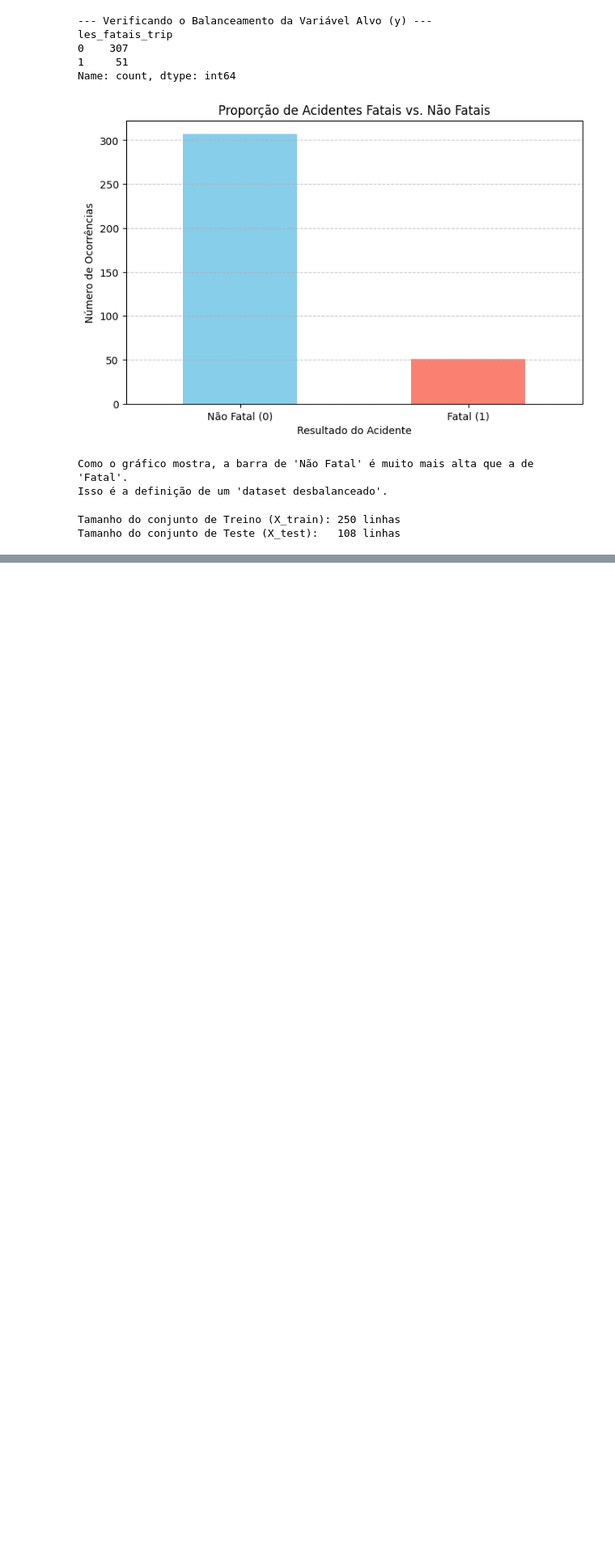
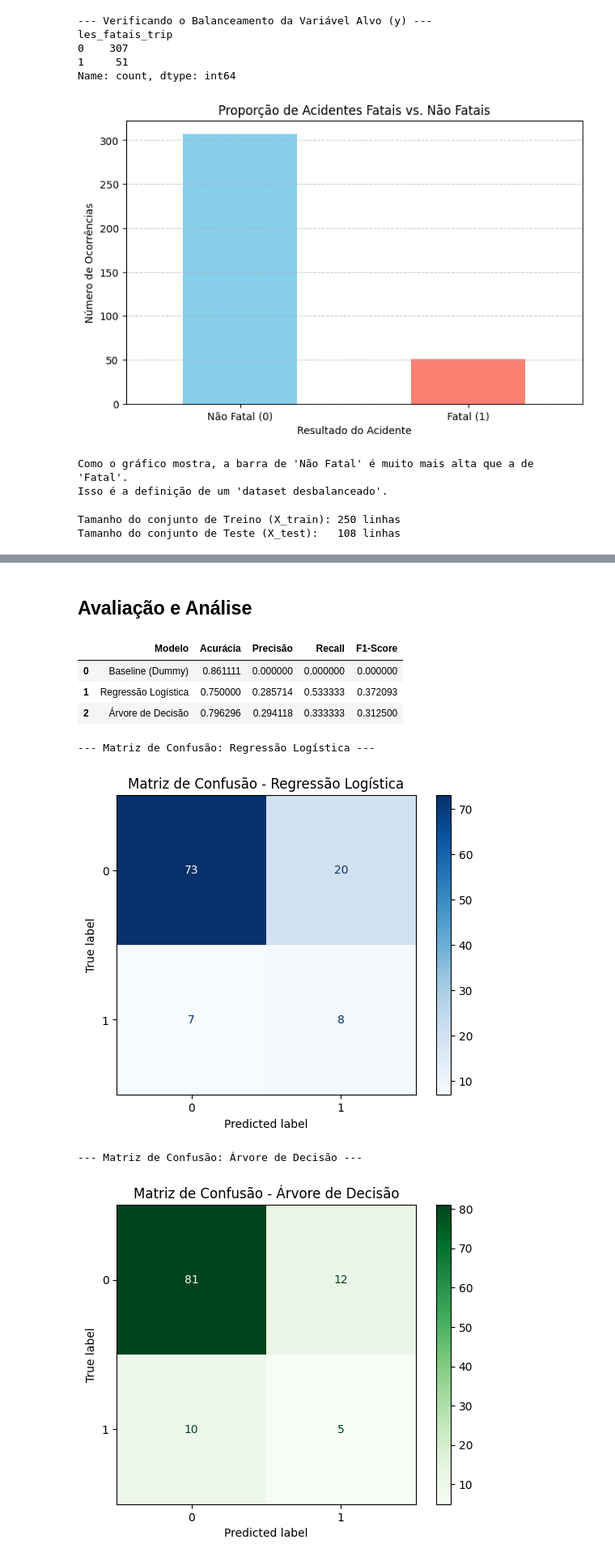
Before and after one commit to vtQuadros/Trabalho-Machine-Learning, a Jupyter notebook: projeto.ipynb, the cells around one changed output, grey strips where cells are left out. Shown: that part at 81% size. Cells and saved outputs as stored; diff of their text form; code cells hidden in the pictures; blank space fills up the shorter version.

```diff
--- a/projeto.ipynb
+++ b/projeto.ipynb
@@ -268,0 +355,57 @@ Próximo Passo
+# %% [markdown]
+## Avaliação e Análise
+# %%
+# Bloco 10: Avaliação dos Modelos com Métricas de Classificação
+
+from sklearn.metrics import accuracy_score, precision_score, recall_score, f1_score, ConfusionMatrixDisplay
+import matplotlib.pyplot as plt
+
+# --- 1. Fazendo as previsões no conjunto de TESTE ---
+y_pred_dummy = pipeline_dummy.predict(X_test)
+y_pred_logistica = pipeline_logistica.predict(X_test)
+y_pred_arvore = pipeline_arvore.predict(X_test)
+
+# --- 2. Criando um DataFrame para comparar as métricas ---
+# Esta abordagem é similar à do notebook do professor.ipynb]
+
+metricas = {
+    'Modelo': ['Baseline (Dummy)', 'Regressão Logística', 'Árvore de Decisão'],
+    'Acurácia': [accuracy_score(y_test, y_pred_dummy),
+                 accuracy_score(y_test, y_pred_logistica),
+                 accuracy_score(y_test, y_pred_arvore)],
+    'Precisão': [precision_score(y_test, y_pred_dummy, zero_division=0),
+                 precision_score(y_test, y_pred_logistica, zero_division=0),
+                 precision_score(y_test, y_pred_arvore, zero_division=0)],
+    'Recall': [recall_score(y_test, y_pred_dummy, zero_division=0),
+               recall_score(y_test, y_pred_logistica, zero_division=0),
+               recall_score(y_test, y_pred_arvore, zero_division=0)],
+    'F1-Score': [f1_score(y_test, y_pred_dummy, zero_division=0),
+                 f1_score(y_test, y_pred_logistica, zero_division=0),
+                 f1_score(y_test, y_pred_arvore, zero_division=0)]
+}
+
+df_metricas = pd.DataFrame(metricas)
+display(df_metricas)
+
+
+# --- 3. Visualizando a Matriz de Confusão ---
+# A matriz de confusão nos ajuda a ver os tipos de erros e acertos. [cite: 18]
+
+print("\n--- Matriz de Confusão: Regressão Logística ---")
+ConfusionMatrixDisplay.from_predictions(y_test, y_pred_logistica, cmap='Blues')
+plt.title('Matriz de Confusão - Regressão Logística')
+plt.show()
+
+print("\n--- Matriz de Confusão: Árvore de Decisão ---")
+ConfusionMatrixDisplay.from_predictions(y_test, y_pred_arvore, cmap='Greens')
+plt.title('Matriz de Confusão - Árvore de Decisão')
+plt.show()
+# %% [output]
+|  | Modelo | Acurácia | Precisão | Recall | F1-Score |
+| 0 | Baseline (Dummy) | 0.861111 | 0.000000 | 0.000000 | 0.000000 |
+| 1 | Regressão Logística | 0.750000 | 0.285714 | 0.533333 | 0.372093 |
+| 2 | Árvore de Decisão | 0.796296 | 0.294118 | 0.333333 | 0.312500 |
+--- Matriz de Confusão: Regressão Logística ---
+[figure, added]
+--- Matriz de Confusão: Árvore de Decisão ---
+[figure, added]
```
Also changed, not shown: parts of 6 cells of this notebook.
